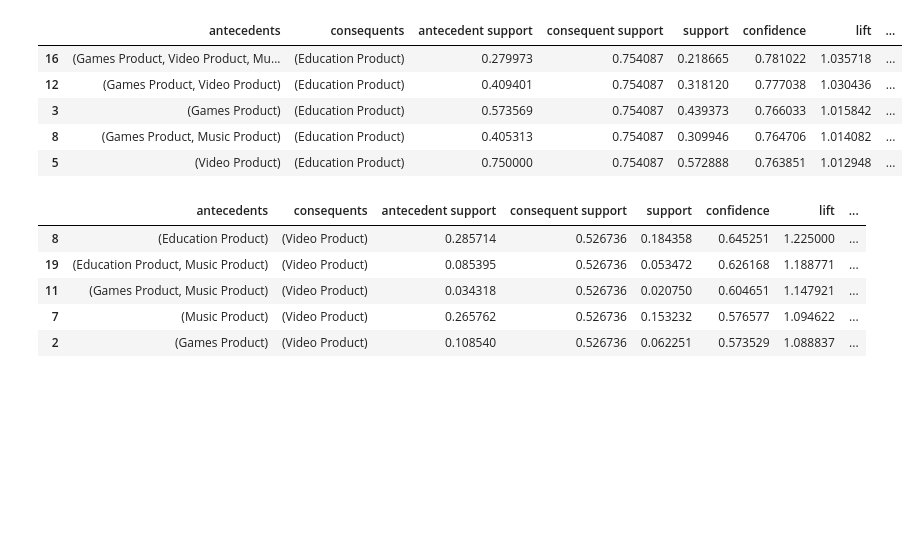
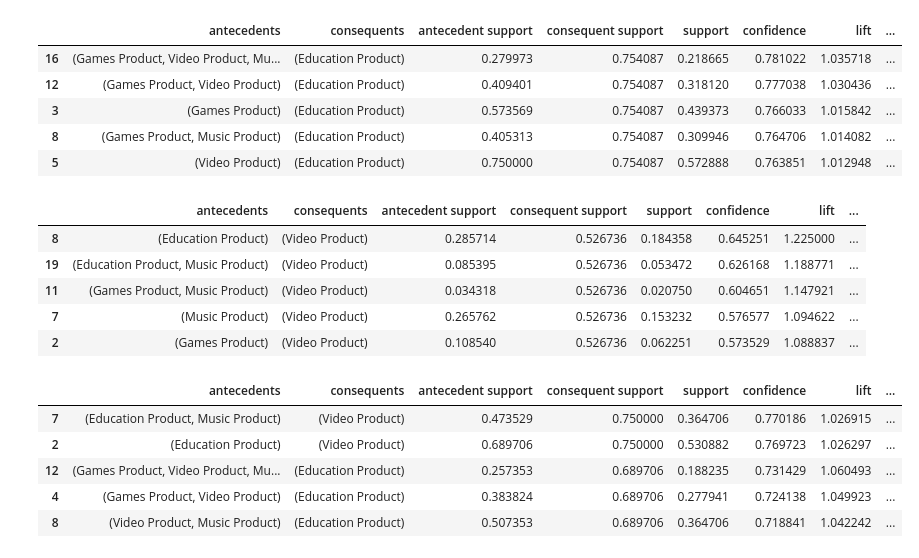
Before and after one commit to whisnumurtyga/dsw-second-guess, a Jupyter notebook: code/apriori.ipynb, the cells around one changed output. Drawn from its saved outputs; the diff is of its cells as text; code cells hidden in the pictures; blank space fills up the shorter version.

```diff
--- a/code/apriori.ipynb
+++ b/code/apriori.ipynb
@@ -154,3 +141,12 @@ res[3].head()
 | 11 | (Games Product, Music Product) | (Video Product) | 0.034318 | 0.526736 | 0.020750 | 0.604651 | 1.147921 | ... |
 | 7 | (Music Product) | (Video Product) | 0.265762 | 0.526736 | 0.153232 | 0.576577 | 1.094622 | ... |
 | 2 | (Games Product) | (Video Product) | 0.108540 | 0.526736 | 0.062251 | 0.573529 | 1.088837 | ... |
+# %%
+res[4].head()
+# %% [output]
+|  | antecedents | consequents | antecedent support | consequent support | support | confidence | lift | ... |
+| 7 | (Education Product, Music Product) | (Video Product) | 0.473529 | 0.750000 | 0.364706 | 0.770186 | 1.026915 | ... |
+| 2 | (Education Product) | (Video Product) | 0.689706 | 0.750000 | 0.530882 | 0.769723 | 1.026297 | ... |
+| 12 | (Games Product, Video Product, Mu... | (Education Product) | 0.257353 | 0.689706 | 0.188235 | 0.731429 | 1.060493 | ... |
+| 4 | (Games Product, Video Product) | (Education Product) | 0.383824 | 0.689706 | 0.277941 | 0.724138 | 1.049923 | ... |
+| 8 | (Video Product, Music Product) | (Education Product) | 0.507353 | 0.689706 | 0.364706 | 0.718841 | 1.042242 | ... |
```
Also changed, not shown: parts of 6 cells of this notebook.
